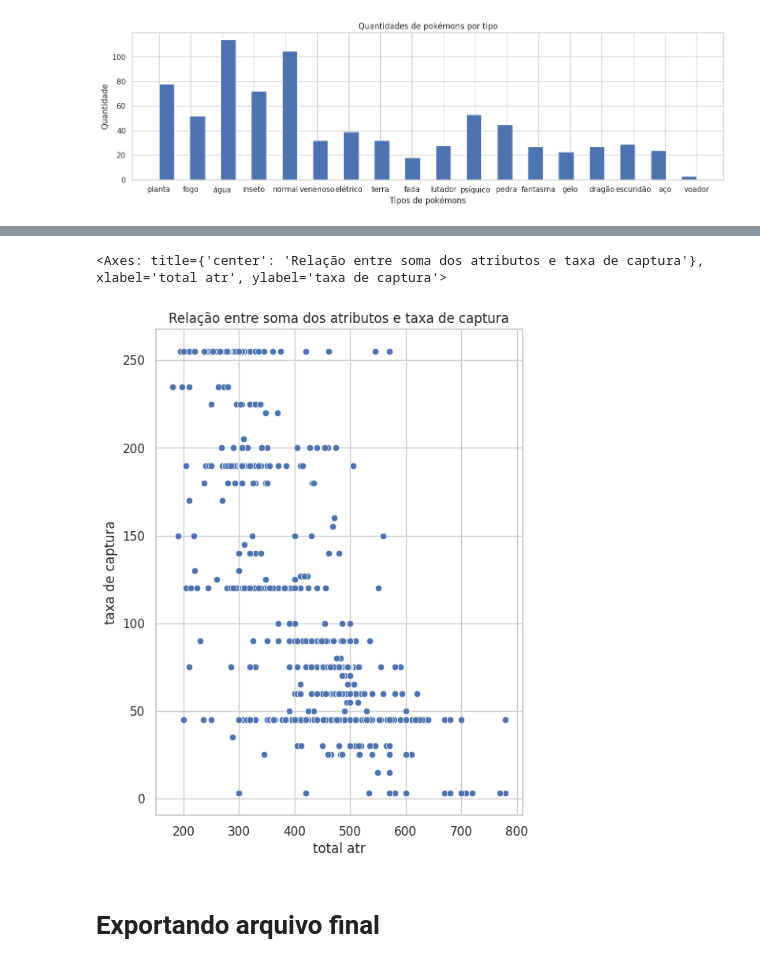
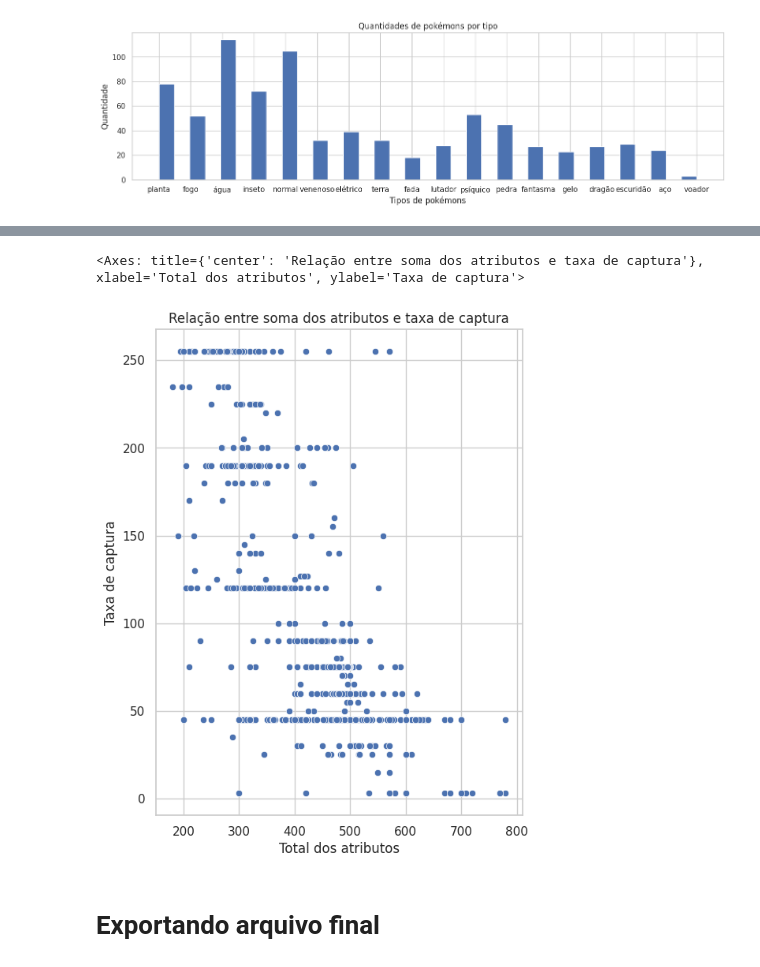
Before and after one commit to lucasfcomaru/Pokemon_dataset_analysis, a Jupyter notebook: Pokémon_dataset_analysis.ipynb, the cells around one changed output, grey strips where cells are left out. Drawn from its saved outputs; the diff is of its cells as text; code cells hidden in the pictures.

```diff
--- a/Pokémon_dataset_analysis.ipynb
+++ b/Pokémon_dataset_analysis.ipynb
@@ -946,13 +949,15 @@ sns.scatterplot(x=df['peso kg'], y=df['altura m'], data=df)
 # %%
 # Relação entre peso e altura dos pokémons
 # Gráfico para entender a relação entre peso e altura dos pokémons
 df['taxa de captura'] = df['taxa de captura'].astype('float64') # convertendo o tipo de dados da coluna
 plt.figure(figsize=(6,8))
+plt.xlabel('Total dos atributos')
+plt.ylabel('Taxa de captura')
 plt.title('Relação entre soma dos atributos e taxa de captura')
 sns.scatterplot(x=df['total atr'], y=df['taxa de captura'], data=df)
 # %% [output]
-<Axes: title={'center': 'Relação entre soma dos atributos e taxa de captura'}, xlabel='total atr', ylabel='taxa de captura'>
+<Axes: title={'center': 'Relação entre soma dos atributos e taxa de captura'}, xlabel='Total dos atributos', ylabel='Taxa de captura'>
-[figure, old version]
+[figure, new version]
 # %% [markdown]
 # Exportando arquivo final
 # %%
```
Also changed, not shown: parts of 2 cells of this notebook.
